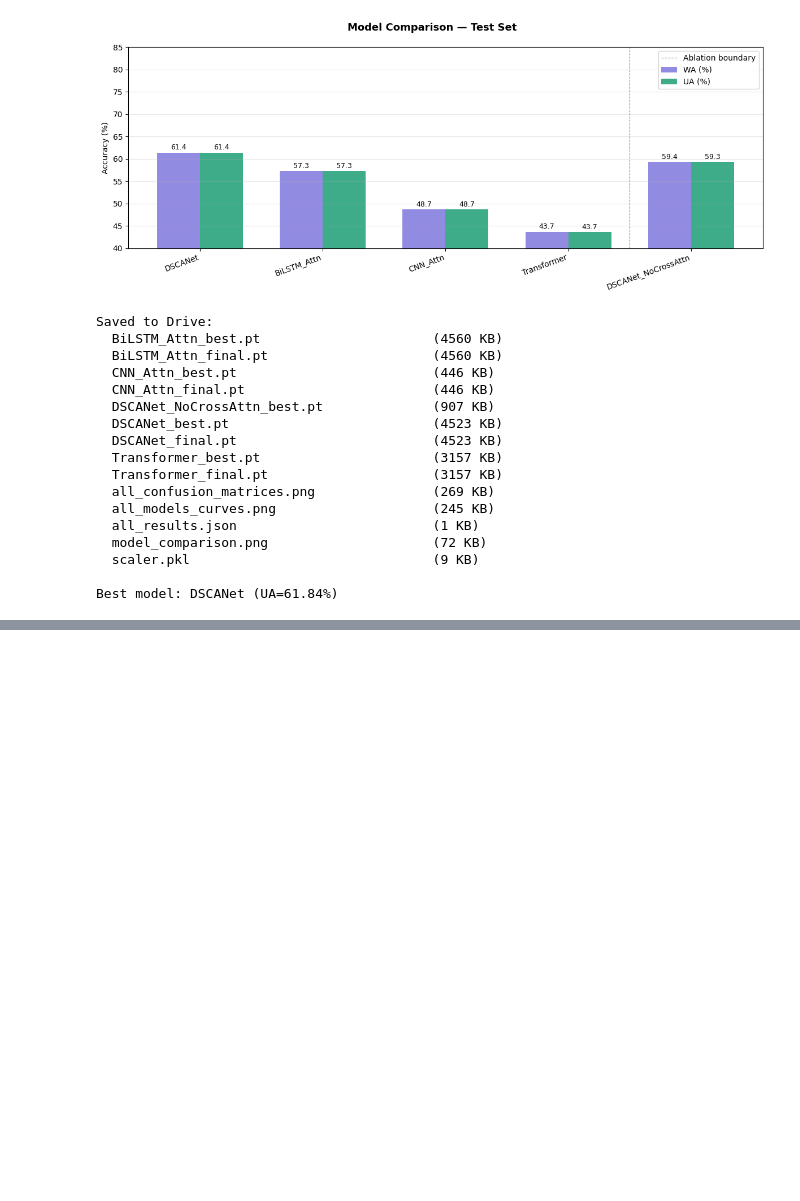
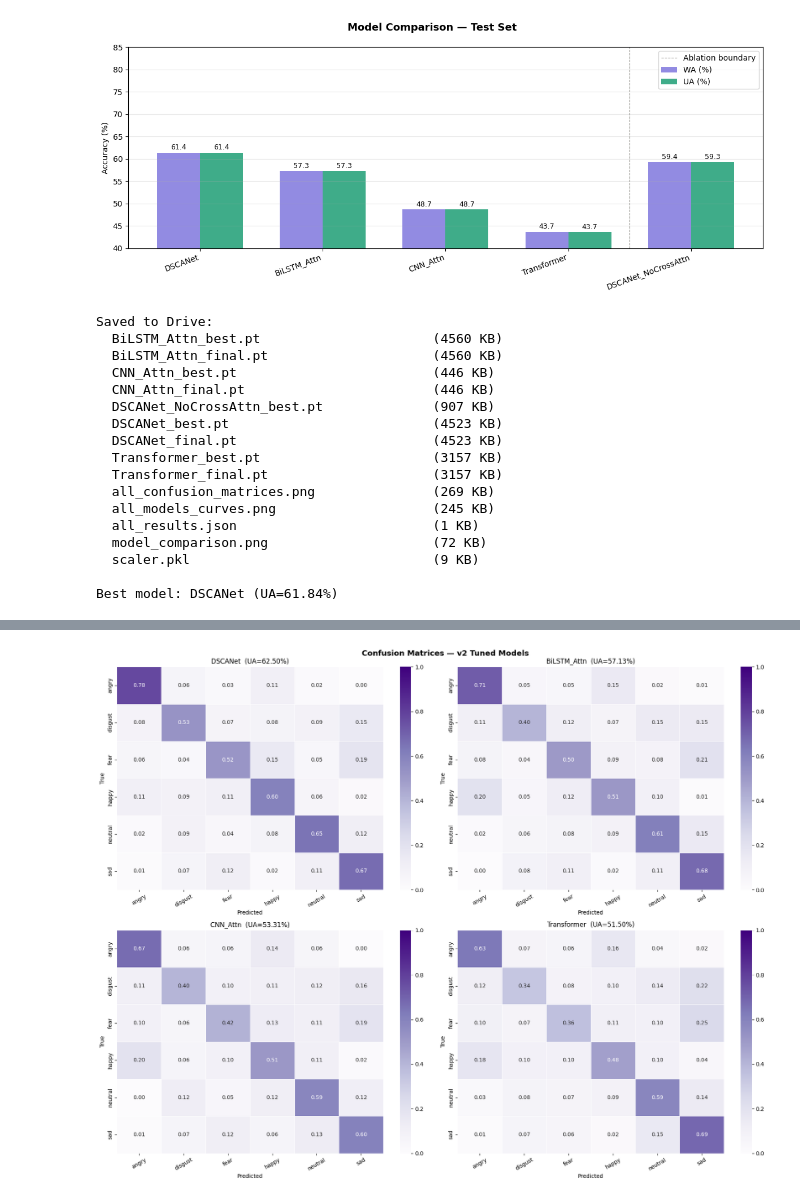
Before and after one commit to TensorNaut/aurasense-audio-ml, a Jupyter notebook: training.ipynb, the cells around one changed output, grey strips where cells are left out. Saved outputs shown, nothing was run; the diff lists cells and outputs as text; code cells hidden in the pictures; blank space fills up the shorter version.

Commit message:
Trained models again with hyperparameter tuning

```diff
--- a/training.ipynb
+++ b/training.ipynb
@@ -542,7 +542,14 @@ criterion = CombinedLoss(
 
 print('Loss: FocalLoss + ConfusionPenaltyLoss')
 print(f'Penalized pairs: {confused_pairs}')
-print(f'Hyperparams: d_model={D_MODEL}, dropout={DROPOUT}, lr={LR}')
+model_name = 'DSCANet'  # or 'BiLSTM_Attn', 'CNN_Attn', 'Transformer'
+cfg = MODEL_CONFIGS[model_name]
+
+D_MODEL = cfg['d_model']
+DROPOUT = cfg['dropout']
+LR = cfg['lr']
+
+print(f'Hyperparams: model={model_name}, d_model={D_MODEL}, dropout={DROPOUT}, lr={LR}')
 # %% [output]
 Loss: FocalLoss + ConfusionPenaltyLoss
 Penalized pairs: [('disgust', 'sad'), ('fear', 'sad'), ('disgust', 'angry')]
@@ -1010,0 +1424,25 @@ Best model: DSCANet (UA=61.84%)
+# %%
+# ═══════════════════════════════════════════════════════════════
+# CONFUSION MATRICES — v2 MODELS
+# ═══════════════════════════════════════════════════════════════
+
+fig, axes = plt.subplots(2, 2, figsize=(18, 14))
+fig.suptitle('Confusion Matrices — v2 Tuned Models', fontsize=14, fontweight='bold')
+axes = axes.flatten()
+
+for i, (name, r) in enumerate(all_test_results_v2.items()):
+    cm      = confusion_matrix(r['labels'], r['preds'])
+    cm_norm = cm.astype(float) / cm.sum(axis=1, keepdims=True)
+    sns.heatmap(cm_norm, annot=True, fmt='.2f', cmap='Purples',
+                xticklabels=target_names, yticklabels=target_names,
+                ax=axes[i], linewidths=0.5, linecolor='white', vmin=0, vmax=1)
+    axes[i].set_title(f'{name}  (UA={r["ua"]:.2%})')
+    axes[i].set_xlabel('Predicted')
+    axes[i].set_ylabel('True')
+    axes[i].tick_params(axis='x', rotation=30)
+
+plt.tight_layout()
+plt.savefig(OUTPUT_DIR / 'confusion_matrices_v2.png', dpi=150, bbox_inches='tight')
+plt.show()
+# %% [output]
+[figure, added]
```
Also changed, not shown: parts of 10 cells of this notebook.
